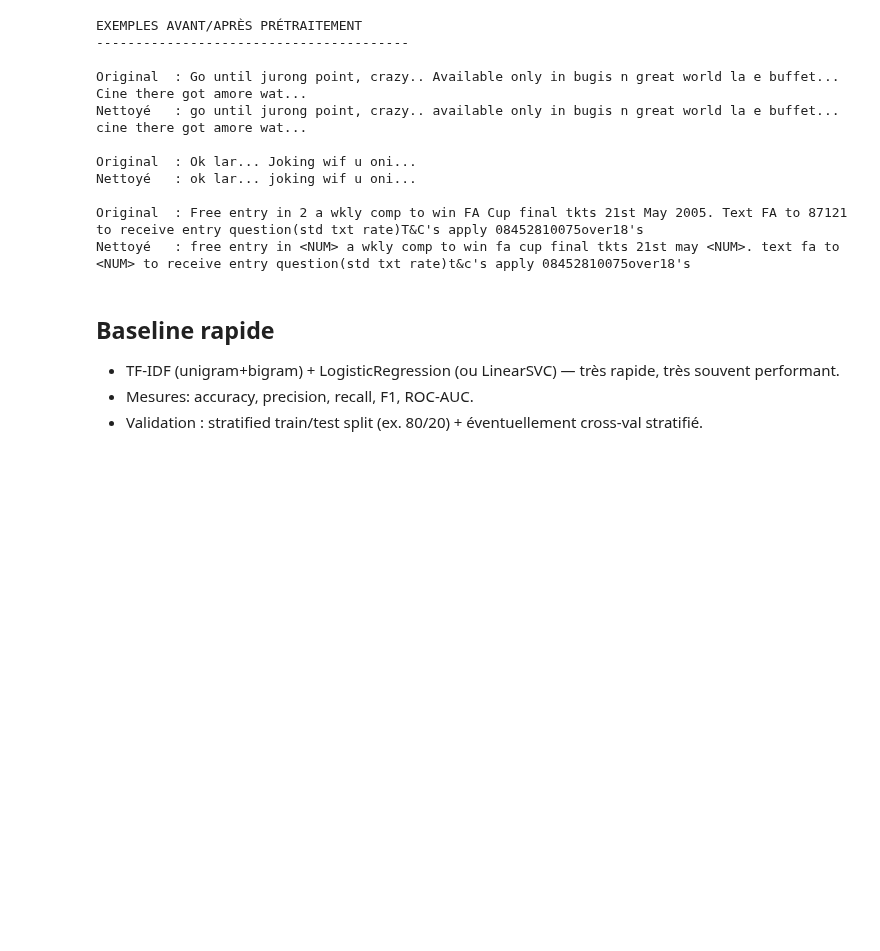
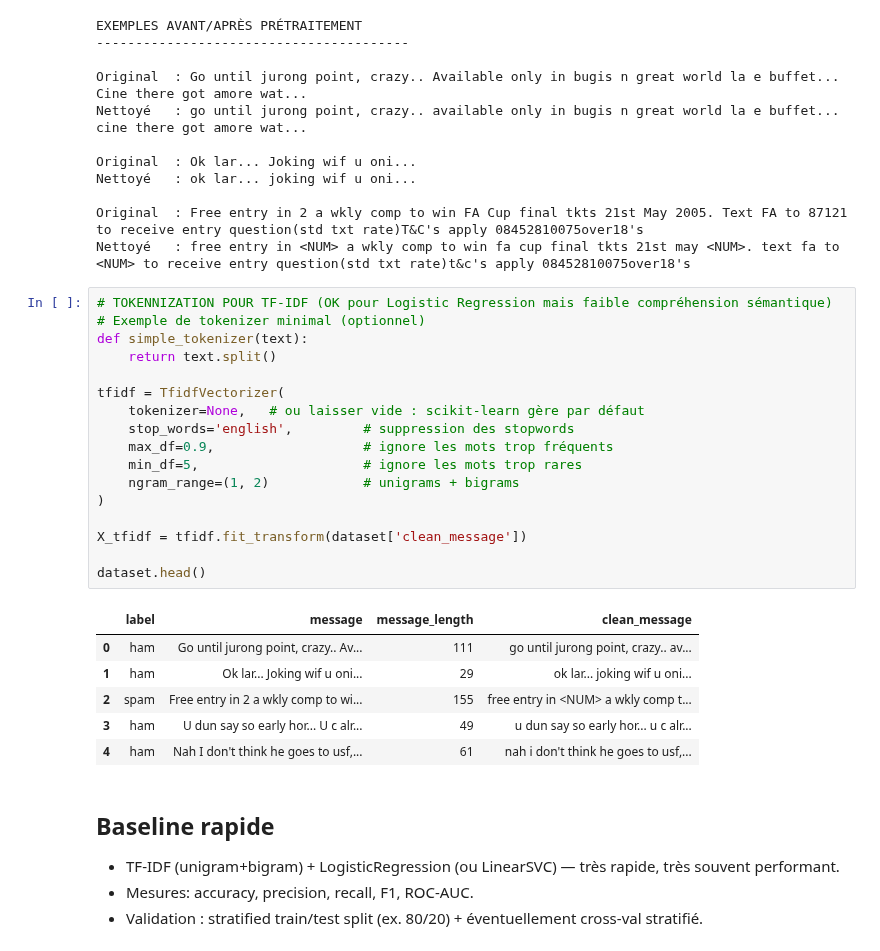
Before and after one commit to nlefort/JEDHA, a Jupyter notebook: PROJETS/07.Deep_learning/spams_detector.ipynb, the cells around one changed output. Cells and saved outputs as stored; diff of their text form; blank space fills up the shorter version.

```diff
--- a/PROJETS/07.Deep_learning/spams_detector.ipynb
+++ b/PROJETS/07.Deep_learning/spams_detector.ipynb
@@ -314,6 +314,30 @@ Nettoyé   : ok lar... joking wif u oni...
 
 Original  : Free entry in 2 a wkly comp to win FA Cup final tkts 21st May 2005. Text FA to 87121 to receive entry question(std txt rate)T&C's apply 08452810075over18's
 Nettoyé   : free entry in <NUM> a wkly comp to win fa cup final tkts 21st may <NUM>. text fa to <NUM> to receive entry question(std txt rate)t&c's apply 08452810075over18's
+# %%
+# TOKENNIZATION POUR TF-IDF (OK pour Logistic Regression mais faible compréhension sémantique)
+# Exemple de tokenizer minimal (optionnel)
+def simple_tokenizer(text):
+    return text.split()
+
+tfidf = TfidfVectorizer(
+    tokenizer=None,   # ou laisser vide : scikit-learn gère par défaut
+    stop_words='english',         # suppression des stopwords
+    max_df=0.9,                   # ignore les mots trop fréquents
+    min_df=5,                     # ignore les mots trop rares
+    ngram_range=(1, 2)            # unigrams + bigrams
+)
+
+X_tfidf = tfidf.fit_transform(dataset['clean_message'])
+
+dataset.head()
+# %% [output]
+|  | label | message | message_length | clean_message |
+| 0 | ham | Go until jurong point, crazy.. Av... | 111 | go until jurong point, crazy.. av... |
+| 1 | ham | Ok lar... Joking wif u oni... | 29 | ok lar... joking wif u oni... |
+| 2 | spam | Free entry in 2 a wkly comp to wi... | 155 | free entry in <NUM> a wkly comp t... |
+| 3 | ham | U dun say so early hor... U c alr... | 49 | u dun say so early hor... u c alr... |
+| 4 | ham | Nah I don't think he goes to usf,... | 61 | nah i don't think he goes to usf,... |
 # %% [markdown]
 ## Baseline rapide
 
```
Also changed, not shown: parts of 1 cell of this notebook.
